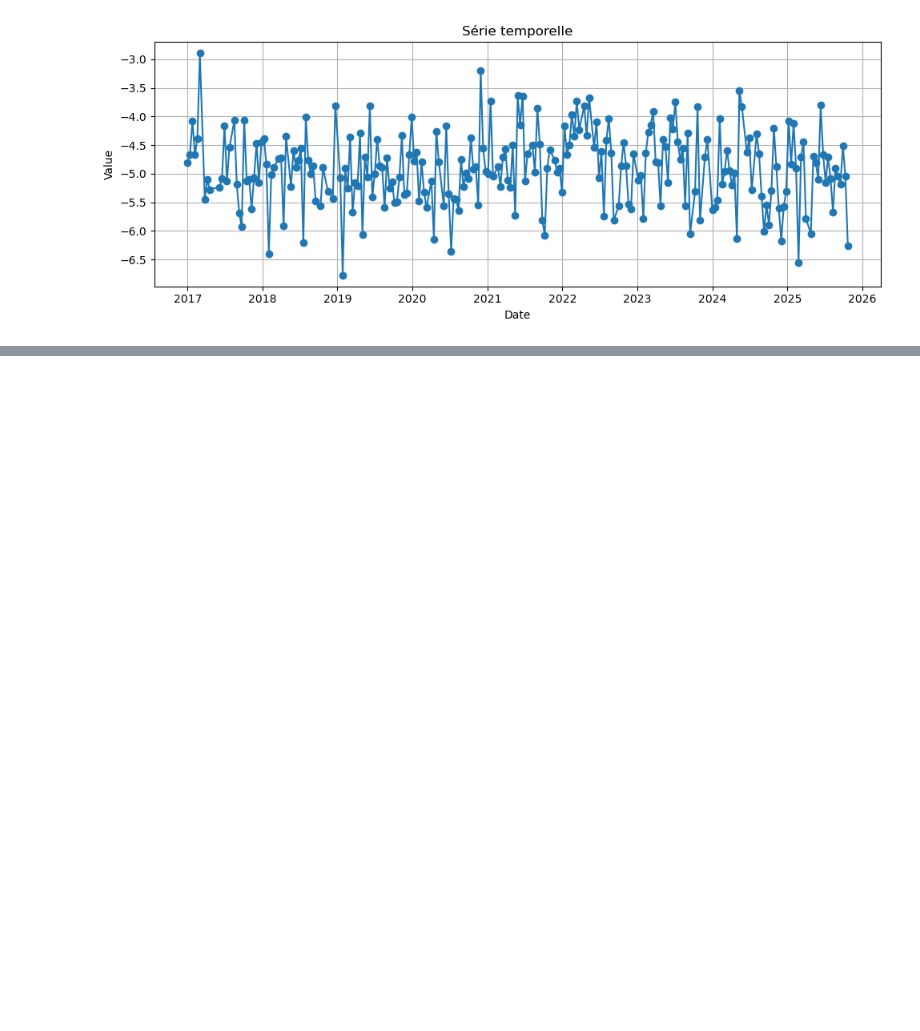
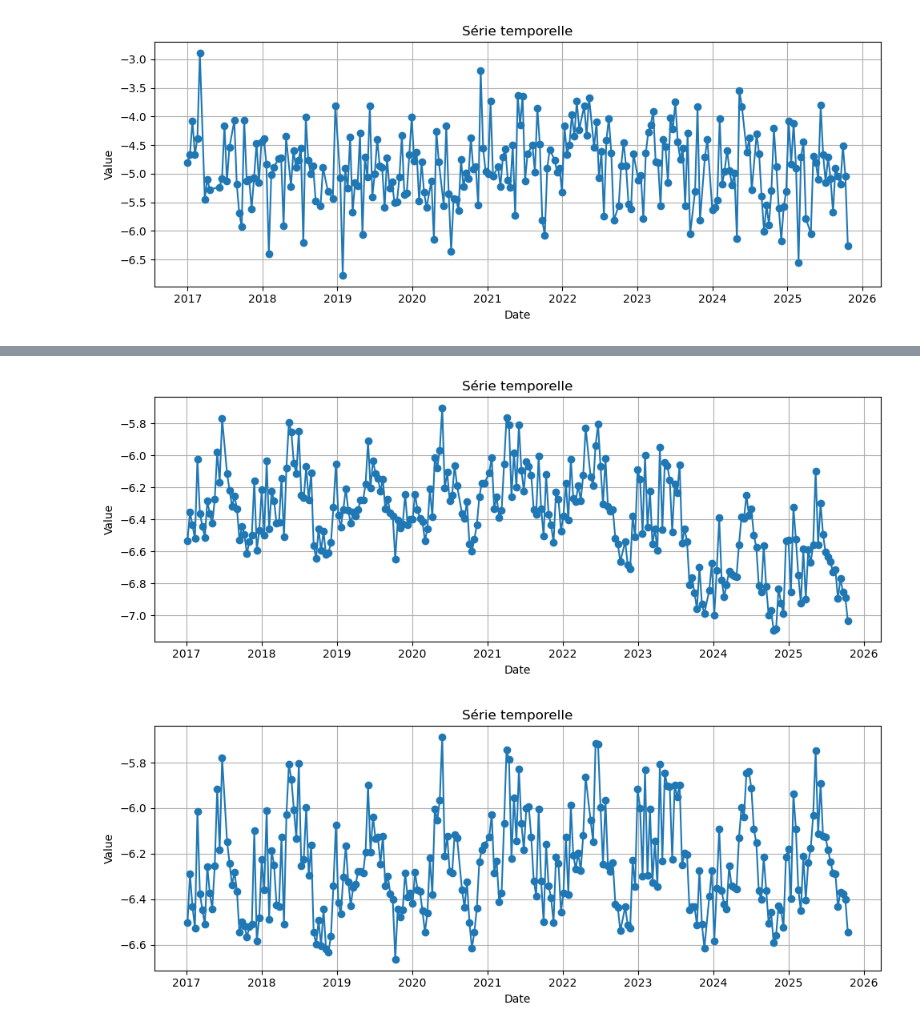
Before and after one commit to clairesn23/readingseminar, a Jupyter notebook: Welch_and_analyse.ipynb, the cells around one changed output, grey strips where cells are left out. Saved outputs shown, nothing was run; the diff lists cells and outputs as text; code cells hidden in the pictures; blank space fills up the shorter version.

```diff
--- a/Welch_and_analyse.ipynb
+++ b/Welch_and_analyse.ipynb
@@ -237,0 +282,7 @@ plot_signal_par_mois_single(value_allROI, date_allROI, "VH_DSC")
+# %%
+masked, unmasked, date = prepadataframe(0)
+SerieTemp(masked,date,'VV_ASC')
+SerieTemp(unmasked,date,'VV_ASC')
+# %% [output]
+[figure, added]
+[figure, added]
```
Also changed, not shown: parts of 6 cells of this notebook, 7 other files.
